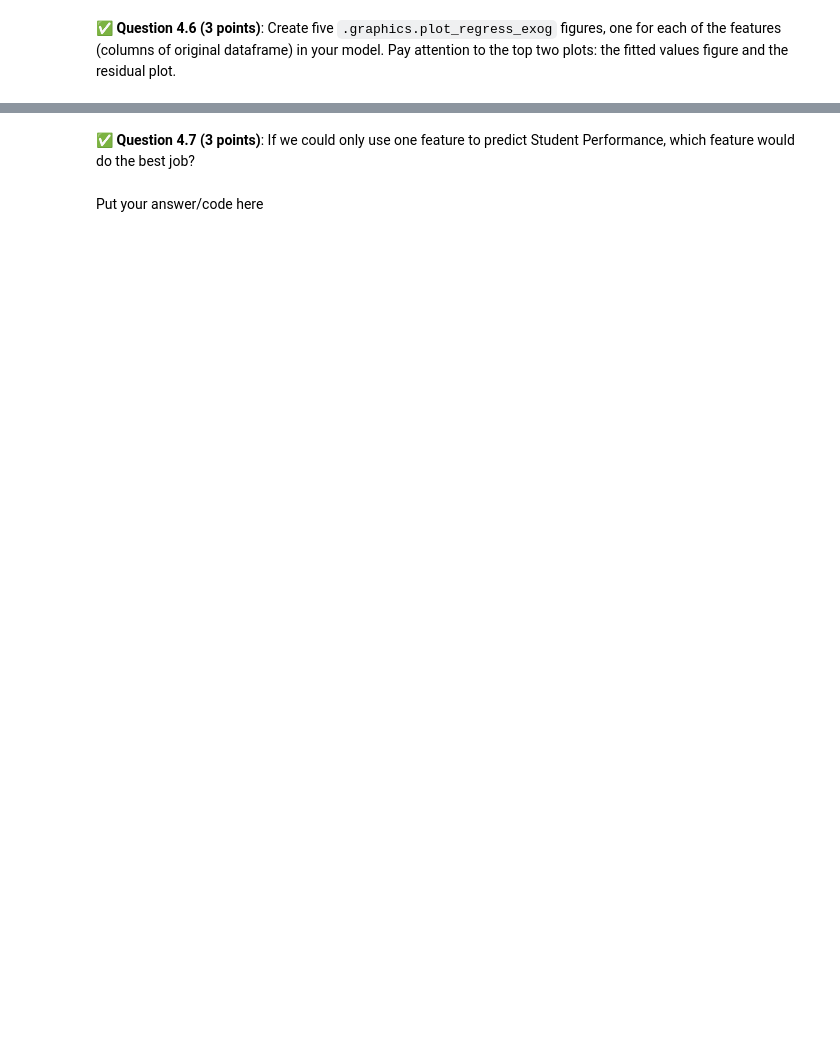
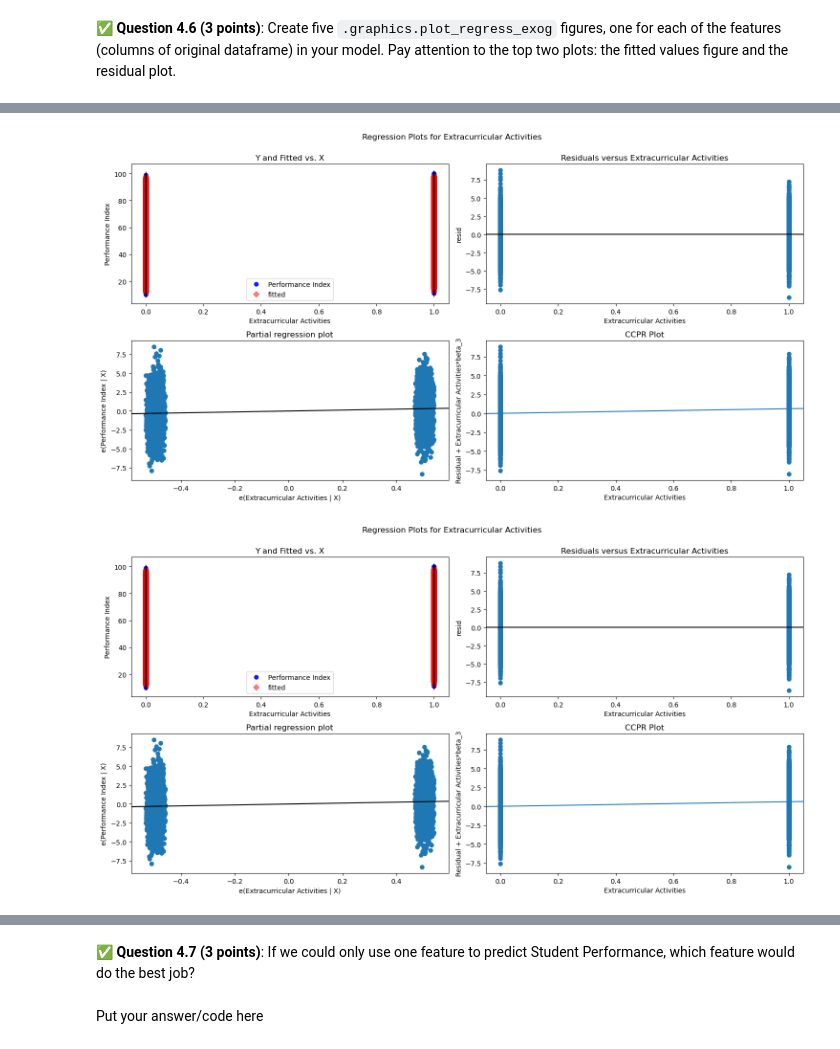
Before and after one commit to jackcienkus/CMSE202-s25-turnin, a Jupyter notebook: hw-03/HW-03_Regression-S25-STUDENT.ipynb, the cells around one changed output, grey strips where cells are left out. Cells and saved outputs as stored; diff of their text form; code cells hidden in the pictures; blank space fills up the shorter version.

```diff
--- a/hw-03/HW-03_Regression-S25-STUDENT.ipynb
+++ b/hw-03/HW-03_Regression-S25-STUDENT.ipynb
@@ -281,0 +390,6 @@ First, download and read in this synthetic dataset of Student Performance. `http
+# %%
+fig3 = plt.figure(figsize=(15,8))
+sm.graphics.plot_regress_exog(results3, 'Extracurricular Activities', fig=fig3)
+# %% [output]
+[figure, added]
+[figure, added]
```
Also changed, not shown: parts of 17 cells of this notebook.
